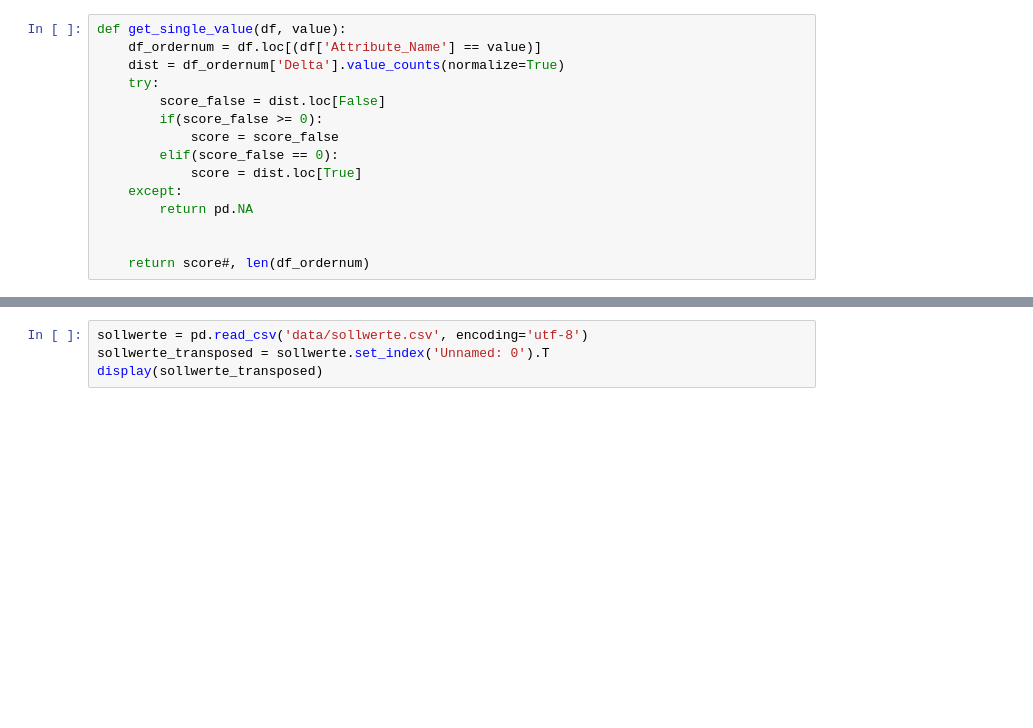
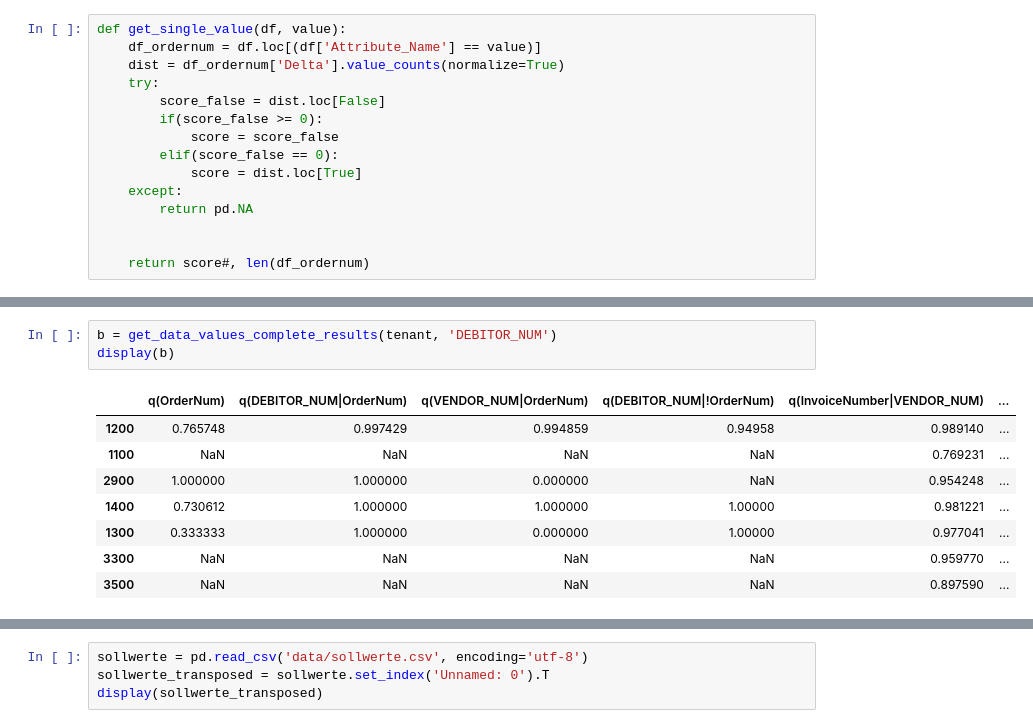
Before and after one commit to FusionShareeza/Masterarbeit, a Jupyter notebook: sqlconnector.ipynb, the cells around one changed output, grey strips where cells are left out. Saved outputs shown, nothing was run; the diff lists cells and outputs as text; blank space fills up the shorter version.

```diff
--- a/sqlconnector.ipynb
+++ b/sqlconnector.ipynb
@@ -506,3 +481,15 @@ display(df_results)
+# %%
+b = get_data_values_complete_results(tenant, 'DEBITOR_NUM')
+display(b)
+# %% [output]
+|  | q(OrderNum) | q(DEBITOR_NUM|OrderNum) | q(VENDOR_NUM|OrderNum) | q(DEBITOR_NUM|!OrderNum) | q(InvoiceNumber|VENDOR_NUM) | ... |
+| 1200 | 0.765748 | 0.997429 | 0.994859 | 0.94958 | 0.989140 | ... |
+| 1100 | NaN | NaN | NaN | NaN | 0.769231 | ... |
+| 2900 | 1.000000 | 1.000000 | 0.000000 | NaN | 0.954248 | ... |
+| 1400 | 0.730612 | 1.000000 | 1.000000 | 1.00000 | 0.981221 | ... |
+| 1300 | 0.333333 | 1.000000 | 0.000000 | 1.00000 | 0.977041 | ... |
+| 3300 | NaN | NaN | NaN | NaN | 0.959770 | ... |
+| 3500 | NaN | NaN | NaN | NaN | 0.897590 | ... |
 # %%
 def sollwerte_anhand_wahrscheinlichkeit(df):
     sollwerte = pd.Series()
```
Also changed, not shown: parts of 9 cells of this notebook.
